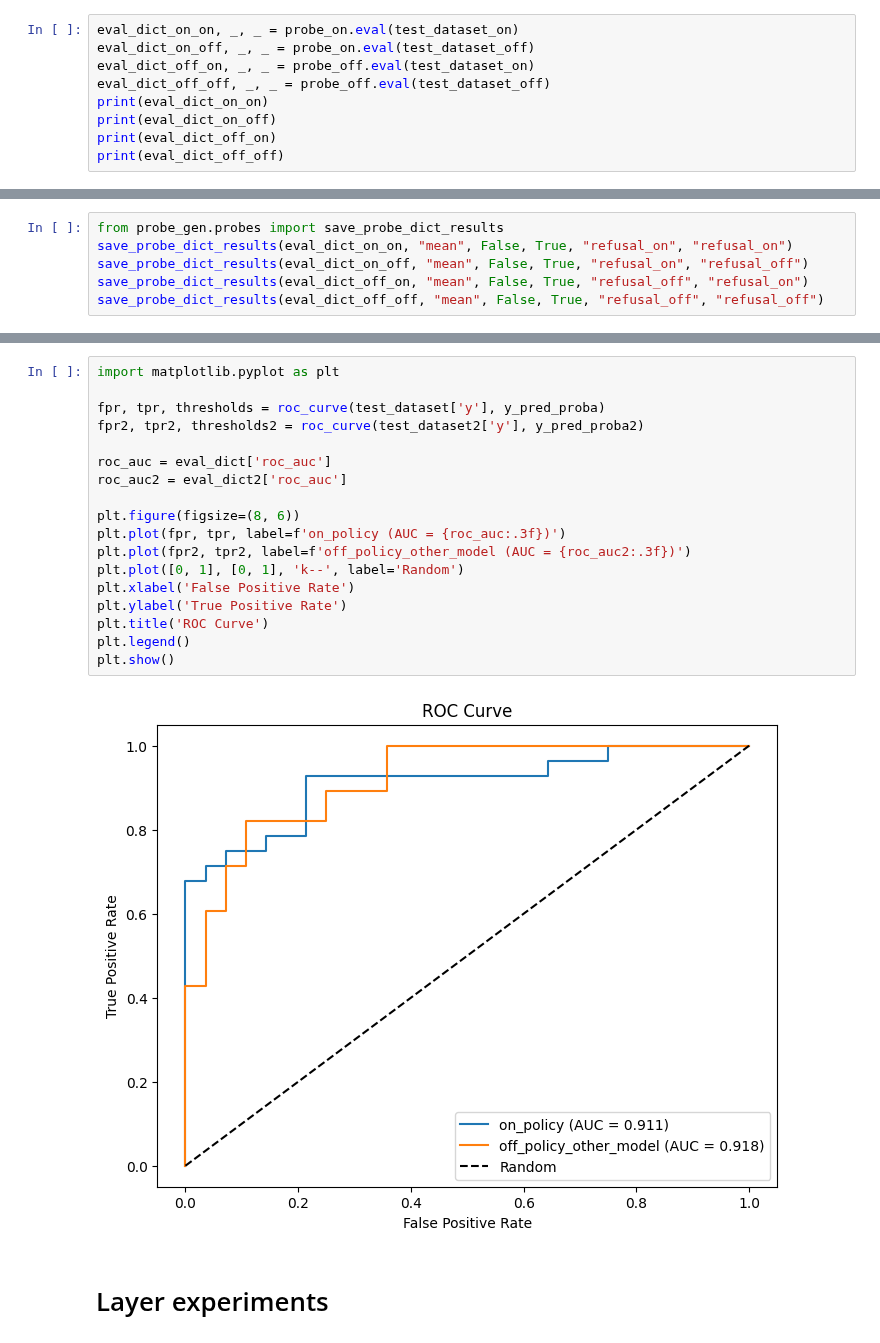
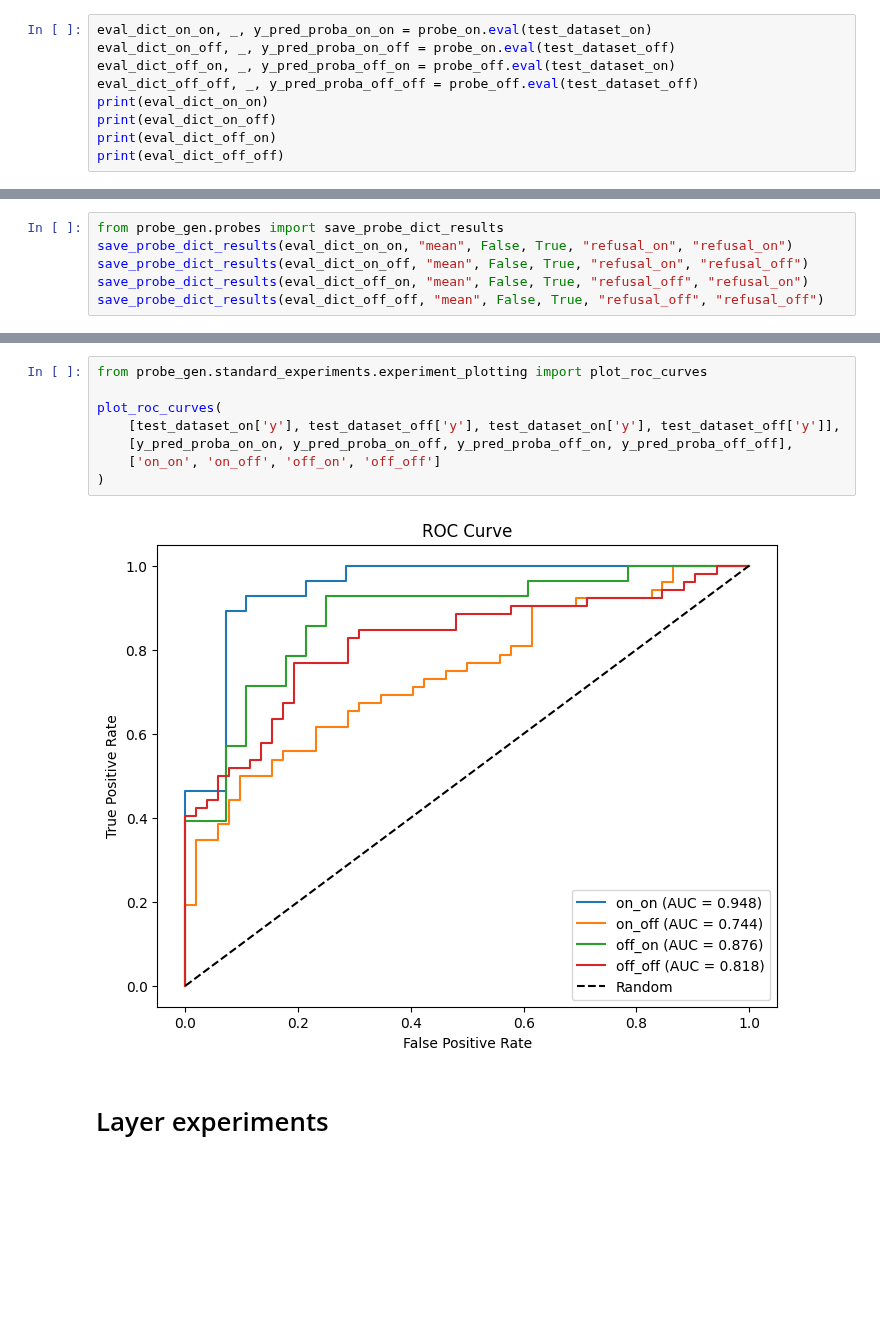
Before and after one commit to SamDower/LASR-probe-gen, a Jupyter notebook: notebooks/TrainProbe.ipynb, the cells around one changed output, grey strips where cells are left out. Saved outputs shown, nothing was run; the diff lists cells and outputs as text; blank space fills up the shorter version.

```diff
--- a/notebooks/TrainProbe.ipynb
+++ b/notebooks/TrainProbe.ipynb
@@ -114,10 +75,10 @@ probe_off.fit(train_dataset_off, val_dataset_off, normalize=True)
 Training probe...
 Training probe...
 # %%
-eval_dict_on_on, _, _ = probe_on.eval(test_dataset_on)
-eval_dict_on_off, _, _ = probe_on.eval(test_dataset_off)
-eval_dict_off_on, _, _ = probe_off.eval(test_dataset_on)
-eval_dict_off_off, _, _ = probe_off.eval(test_dataset_off)
+eval_dict_on_on, _, y_pred_proba_on_on = probe_on.eval(test_dataset_on)
+eval_dict_on_off, _, y_pred_proba_on_off = probe_on.eval(test_dataset_off)
+eval_dict_off_on, _, y_pred_proba_off_on = probe_off.eval(test_dataset_on)
+eval_dict_off_off, _, y_pred_proba_off_off = probe_off.eval(test_dataset_off)
 print(eval_dict_on_on)
 print(eval_dict_on_off)
 print(eval_dict_off_on)
@@ -187,22 +105,12 @@ wandb: Currently logged in as: samdower to https://api.wandb.ai. Use `wandb logi
-# %%
-import matplotlib.pyplot as plt
-
-fpr, tpr, thresholds = roc_curve(test_dataset['y'], y_pred_proba)
-fpr2, tpr2, thresholds2 = roc_curve(test_dataset2['y'], y_pred_proba2)
-
-roc_auc = eval_dict['roc_auc']
-roc_auc2 = eval_dict2['roc_auc']
-
-plt.figure(figsize=(8, 6))
-plt.plot(fpr, tpr, label=f'on_policy (AUC = {roc_auc:.3f})')
-plt.plot(fpr2, tpr2, label=f'off_policy_other_model (AUC = {roc_auc2:.3f})')
-plt.plot([0, 1], [0, 1], 'k--', label='Random')
-plt.xlabel('False Positive Rate')
-plt.ylabel('True Positive Rate')
-plt.title('ROC Curve')
-plt.legend()
-plt.show()
-# %% [output]
-[figure, removed]
+# %%
+from probe_gen.standard_experiments.experiment_plotting import plot_roc_curves
+
+plot_roc_curves(
+    [test_dataset_on['y'], test_dataset_off['y'], test_dataset_on['y'], test_dataset_off['y']],
+    [y_pred_proba_on_on, y_pred_proba_on_off, y_pred_proba_off_on, y_pred_proba_off_off],
+    ['on_on', 'on_off', 'off_on', 'off_off']
+)
+# %% [output]
+[figure, added]
 # %% [markdown]
 # Layer experiments
```
Also changed, not shown: parts of 18 cells of this notebook, 3 other files.
